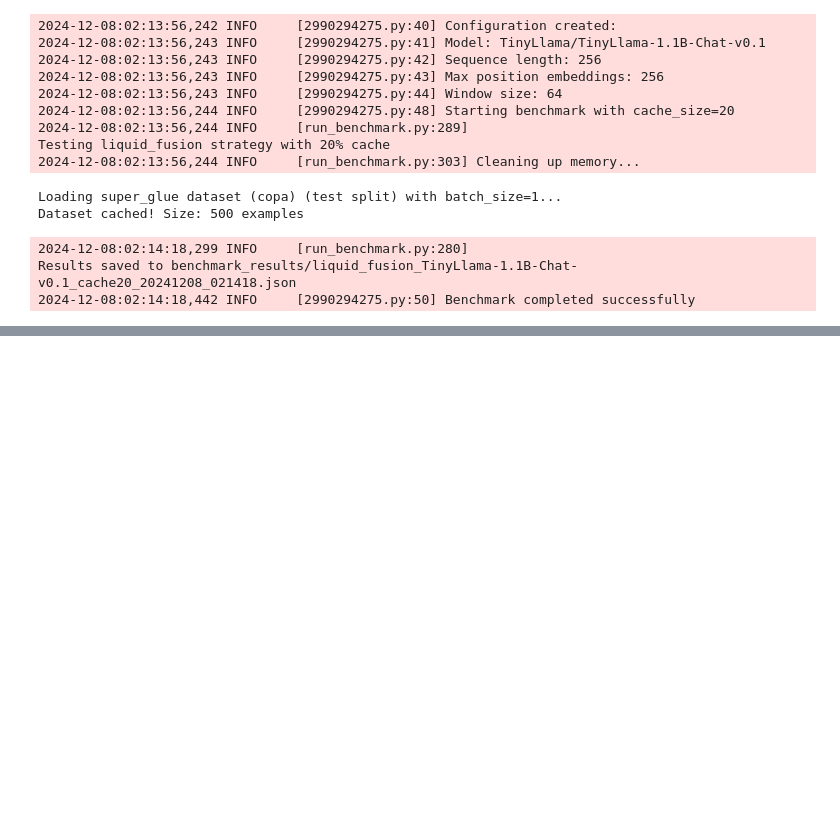
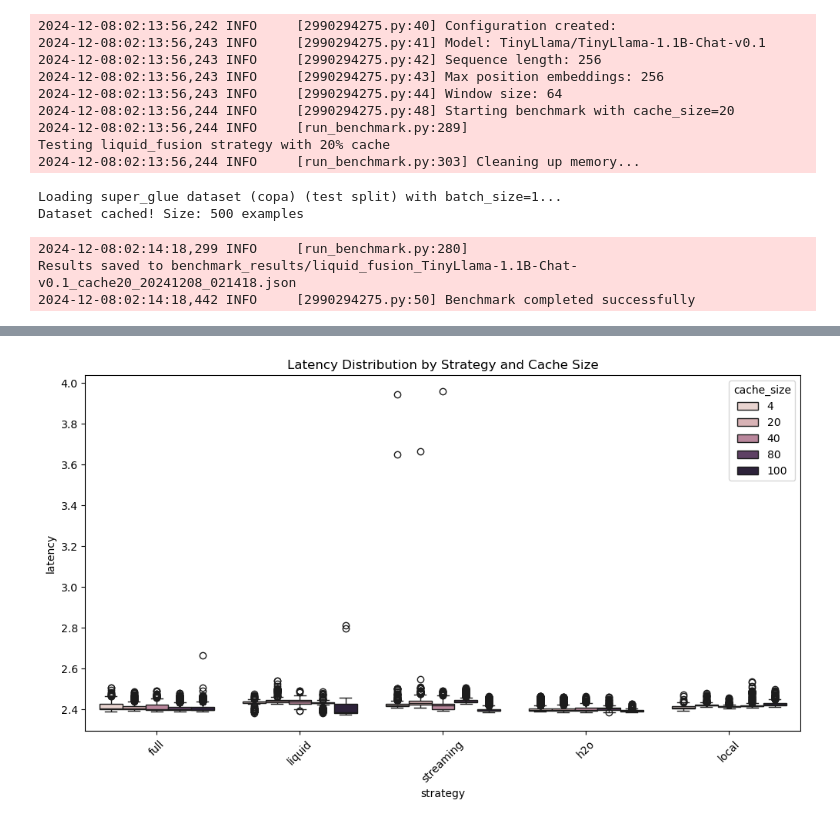
Before and after one commit to thomasjhuang/liquid-fusion, a Jupyter notebook: scripts/liquid-fusion-example.ipynb, the cells around one changed output, grey strips where cells are left out. Drawn from its saved outputs; the diff is of its cells as text; code cells hidden in the pictures; blank space fills up the shorter version.

```diff
--- a/scripts/liquid-fusion-example.ipynb
+++ b/scripts/liquid-fusion-example.ipynb
@@ -254,3 +320,86 @@ Dataset cached! Size: 500 examples
 2024-12-08:02:14:18,299 INFO     [run_benchmark.py:280]
 Results saved to benchmark_results/liquid_fusion_TinyLlama-1.1B-Chat-v0.1_cache20_20241208_021418.json
 2024-12-08:02:14:18,442 INFO     [2990294275.py:50] Benchmark completed successfully
+# %%
+import json
+import glob
+import pandas as pd
+import seaborn as sns
+import matplotlib.pyplot as plt
+from pathlib import Path
+from rouge_score import rouge_scorer
+
+def parse_filename(filename):
+    """Extract experiment details from filename"""
+    # Example: full_TinyLlama-1.1B-Chat-v0.1_cache40_20241208_181513.json
+    parts = Path(filename).stem.split('_')
+
+    # Find the part that starts with 'cache'
+    cache_part = next(part for part in parts if part.startswith('cache'))
+    cache_size = int(cache_part.replace('cache', ''))
+
+    # Get timestamp (last two parts)
+    timestamp = f"{parts[-2]}_{parts[-1]}"
+
+    # First part is strategy
+    strategy = parts[0]
+
+    # Everything between strategy and cache is the model name
+    model_idx_start = 1
+    model_idx_end = parts.index(cache_part)
+    model = '_'.join(parts[model_idx_start:model_idx_end])
+
+    return {
+        'strategy': strategy,
+        'model': model,
+        'cache_size': cache_size,
+        'timestamp': timestamp
+    }
+
+def load_and_compute_rouge(results_dir='benchmark_results/'):
+    """Load results and compute ROUGE scores"""
+    scorer = rouge_scorer.RougeScorer(['rouge1', 'rouge2', 'rougeL'], use_stemmer=True)
+    results = []
+
+    for filepath in glob.glob(f"{results_dir}/*.json"):
+        # Parse experiment details from filename
+        exp_details = parse_filename(filepath)
+
+        # Load results
+        with open(filepath, 'r') as f:
+            data = json.load(f)
+
+        # Compute ROUGE for each generation
+        for gen in data['results']['generations']:
+            if isinstance(gen['input_text'], list):
+                input_text = gen['input_text'][0]
+            else:
+                input_text = gen['input_text']
+
+            result = {
+                **exp_details,
+                'latency': gen['latency'],
+                'input_length': len(input_text),
+            }
+            results.append(result)
+
+    return pd.DataFrame(results)
+
+# Load data
+df = load_and_compute_rouge()
+
+# Create visualizations
+plt.figure(figsize=(12, 6))
+sns.boxplot(data=df, x='strategy', y='latency', hue='cache_size')
+plt.title('Latency Distribution by Strategy and Cache Size')
+plt.xticks(rotation=45)
+plt.show()
+
+# Summary statistics
+summary = df.groupby(['strategy', 'cache_size']).agg({
+    'latency': ['mean', 'std', 'count'],
+    'input_length': 'mean'
+}).round(3)
+print("\nSummary Statistics:")
+print(summary)
+# %% [output]
@@ -256,0 +407 @@ Results saved to benchmark_results/liquid_fusion_TinyLlama-1.1B-Chat-v0.1_cache2
+[figure, added]
```
Also changed, not shown: parts of 8 cells of this notebook, 23 other files.
